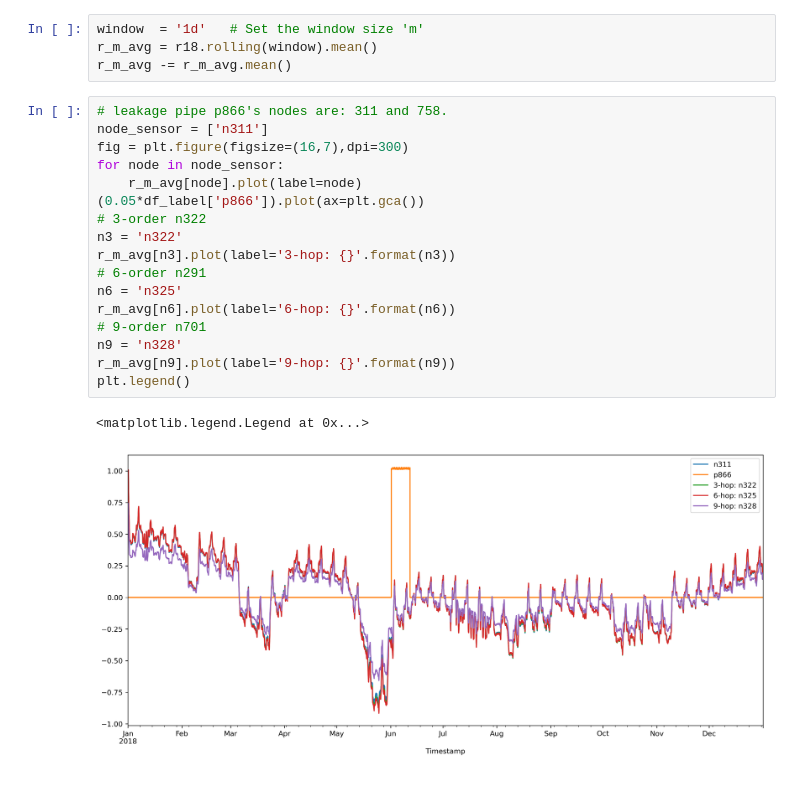
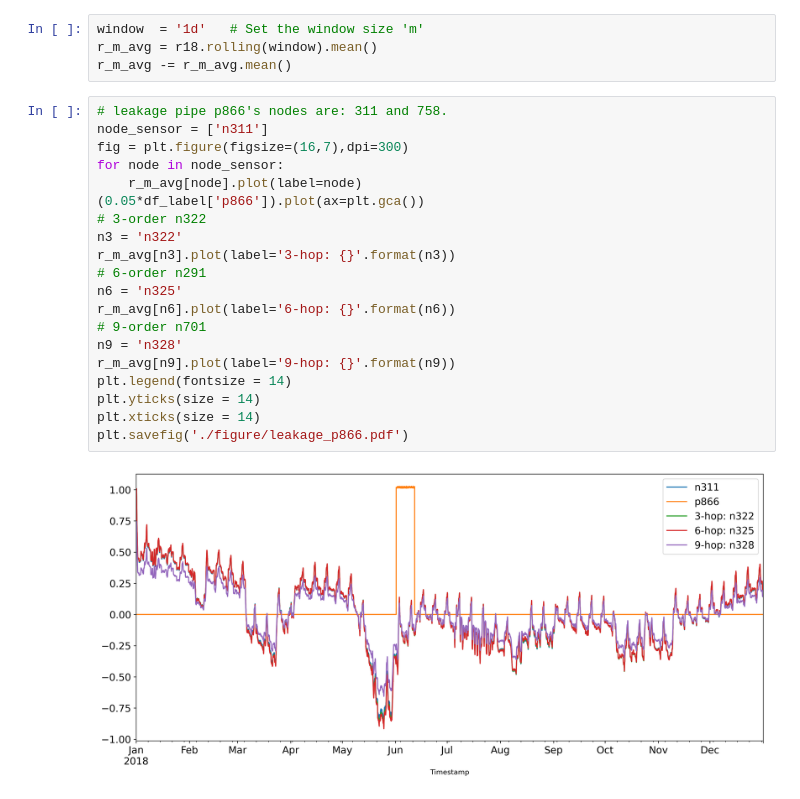
Before and after one commit to wxy12151/Inferring-Graph-Signal-for-Network-Science, a Jupyter notebook: 1_Data_Visualization.ipynb, the cells around one changed output. Drawn from its saved outputs; the diff is of its cells as text.

```diff
--- a/1_Data_Visualization.ipynb
+++ b/1_Data_Visualization.ipynb
@@ -462,20 +462,22 @@ r_m_avg -= r_m_avg.mean()
 # %%
 # leakage pipe p866's nodes are: 311 and 758.
 node_sensor = ['n311']
 fig = plt.figure(figsize=(16,7),dpi=300)
 for node in node_sensor:
     r_m_avg[node].plot(label=node)
 (0.05*df_label['p866']).plot(ax=plt.gca())
 # 3-order n322
 n3 = 'n322'
 r_m_avg[n3].plot(label='3-hop: {}'.format(n3))
 # 6-order n291
 n6 = 'n325'
 r_m_avg[n6].plot(label='6-hop: {}'.format(n6))
 # 9-order n701
 n9 = 'n328'
 r_m_avg[n9].plot(label='9-hop: {}'.format(n9))
-plt.legend()
+plt.legend(fontsize = 14)
+plt.yticks(size = 14)
+plt.xticks(size = 14)
+plt.savefig('./figure/leakage_p866.pdf')
 # %% [output]
-<matplotlib.legend.Legend at 0x...>
-[figure, old version]
+[figure, new version]
```
Also changed, not shown: 1 other file.
